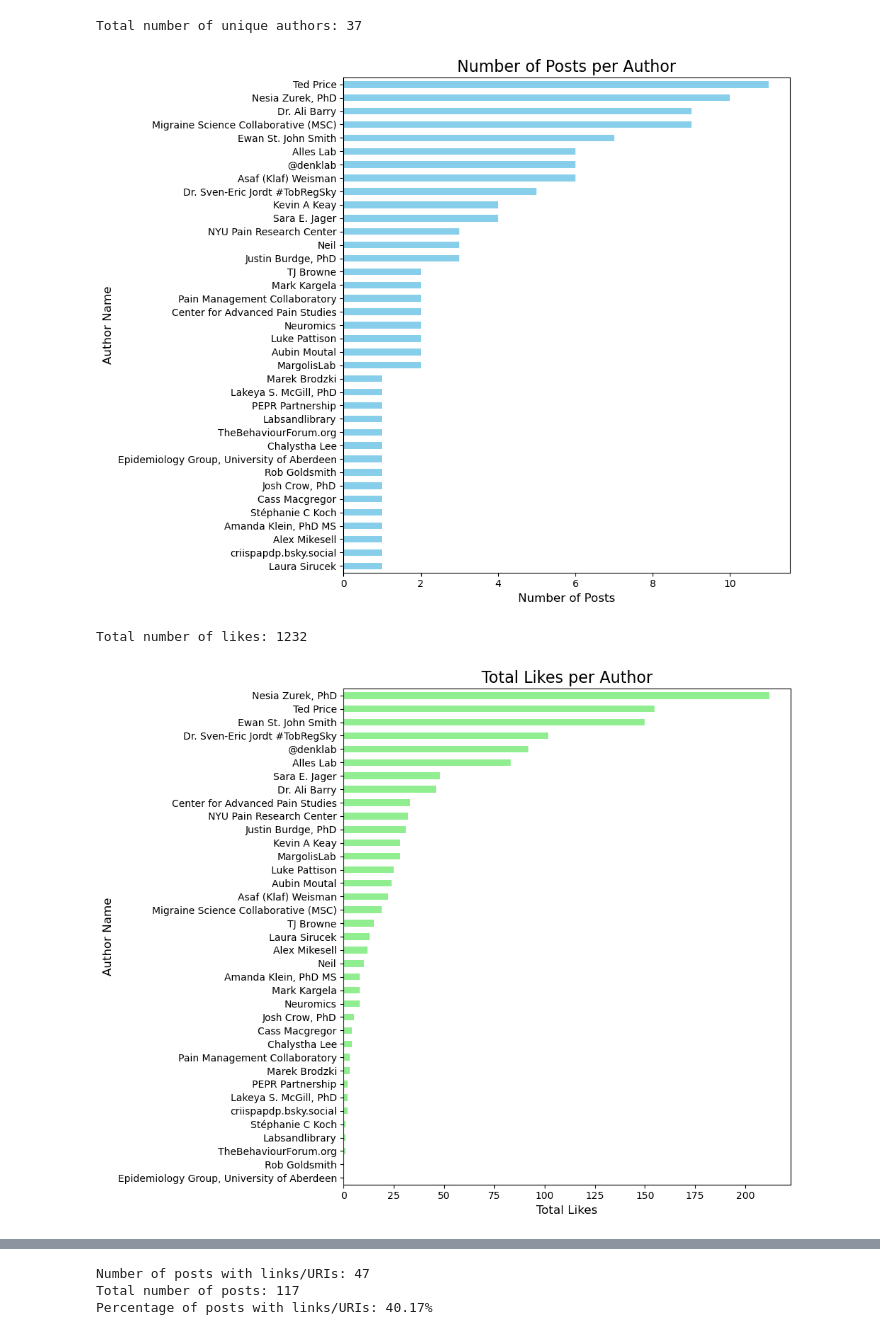
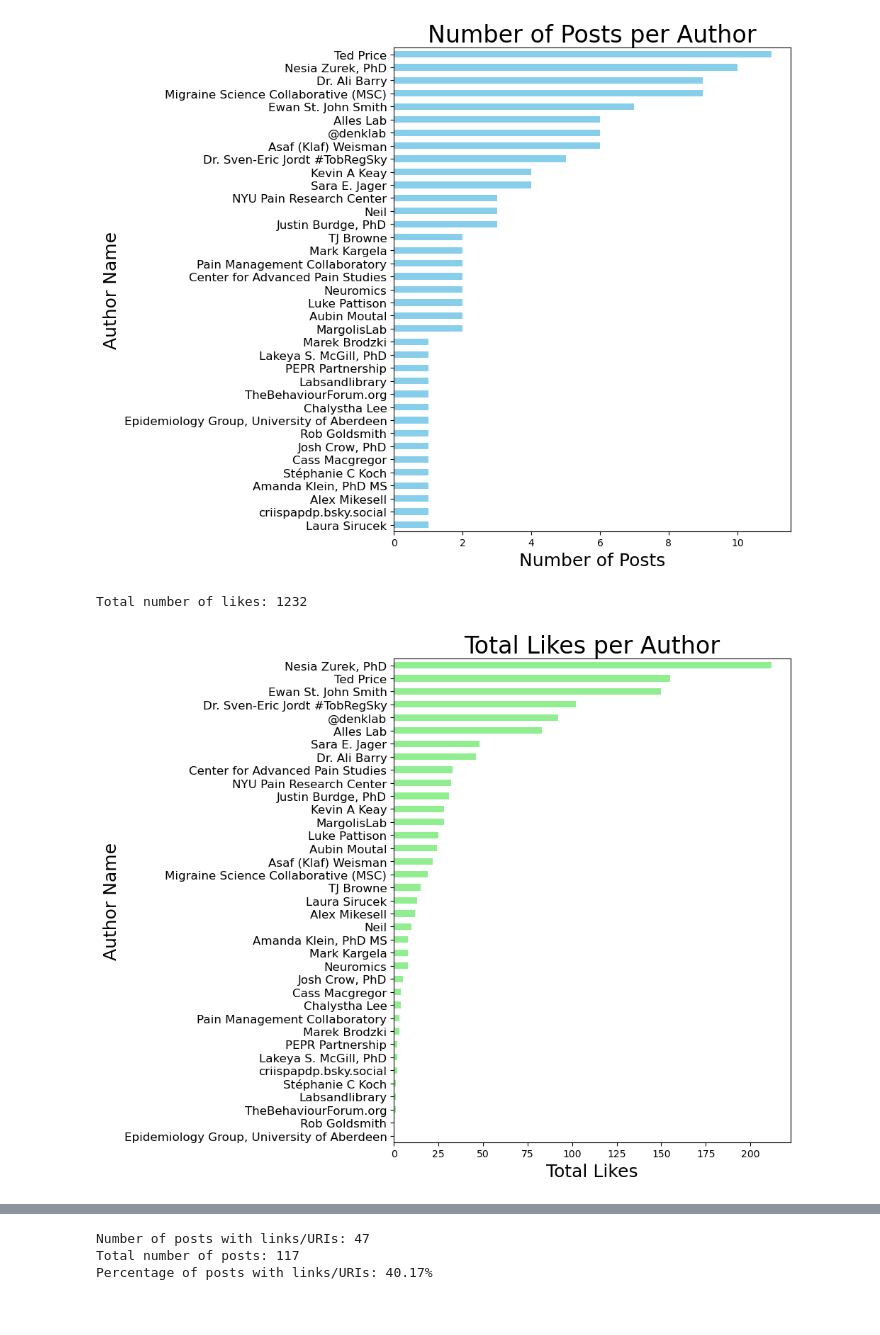
Before and after one commit to DocNessMonster/BlueSky_PainResearch, a Jupyter notebook: BlueSky_analysis_2024.ipynb, the cells around one changed output, grey strips where cells are left out. Drawn from its saved outputs; the diff is of its cells as text; code cells hidden in the pictures.

```diff
--- a/BlueSky_analysis_2024.ipynb
+++ b/BlueSky_analysis_2024.ipynb
@@ -63,38 +67,37 @@ plt.show()
 # %%
-import pandas as pd
-import matplotlib.pyplot as plt
-
 # Load the CSV file
 file_path = 'dataset_bluesky-posts-scraper_2024-12-20.csv'  # Replace with your CSV file path
 data = pd.read_csv(file_path)
 
 # Check if the 'authorName' column exists
 if 'authorName' in data.columns:
     # Get the number of posts per author
     posts_per_author = data['authorName'].value_counts()
 
-    # Print the total number of unique authors
-    total_authors = data['authorName'].nunique()
-    print(f"Total number of unique authors: {total_authors}")
-
     # Plot a horizontal bar graph
     plt.figure(figsize=(10, 8))
     posts_per_author.plot(kind='barh', color='skyblue')
 
     # Add labels and title
-    plt.xlabel('Number of Posts', fontsize=12)
-    plt.ylabel('Author Name', fontsize=12)
-    plt.title('Number of Posts per Author', fontsize=16)
+    plt.xlabel('Number of Posts', fontsize=18)
+    plt.ylabel('Author Name', fontsize=18)
+    plt.title('Number of Posts per Author', fontsize=24)
     plt.gca().invert_yaxis()  # Invert the y-axis for better readability
+
+        # Increase font size of author names on the y-axis
+    plt.yticks(fontsize=12)  # Adjust this value to change the font size
 
     # Display the plot
     plt.tight_layout()
+
+    # Save the figure as a .jpg file
+    plt.savefig('posts_per_author.jpg', format='jpg')
+
     plt.show()
 else:
     print("The column 'authorName' does not exist in the CSV file.")
 # %% [output]
-Total number of unique authors: 37
-[figure, old version]
+[figure, new version]
 # %%
 # Load the CSV file
 file_path = 'dataset_bluesky-posts-scraper_2024-12-20.csv'  # Replace with your CSV file path
@@ -119,19 +122,26 @@ if 'likeCount' in data.columns and 'authorName' in data.columns:
     likes_per_author.plot(kind='barh', color='lightgreen')
 
     # Add labels and title
-    plt.xlabel('Total Likes', fontsize=12)
-    plt.ylabel('Author Name', fontsize=12)
-    plt.title('Total Likes per Author', fontsize=16)
+    plt.xlabel('Total Likes', fontsize=18)
+    plt.ylabel('Author Name', fontsize=18)
+    plt.title('Total Likes per Author', fontsize=24)
     plt.gca().invert_yaxis()  # Invert the y-axis for better readability
+
+    # Increase font size of author names on the y-axis
+    plt.yticks(fontsize=12)  # Adjust this value to change the font size
 
     # Display the plot
     plt.tight_layout()
+
+    # Save the figure as a .jpg file
+    plt.savefig('likeCount.jpg', format='jpg')
+
     plt.show()
 else:
     print("The required columns ('likeCount' and 'authorName') do not exist in the CSV file.")
 # %% [output]
 Total number of likes: 1232
-[figure, old version]
+[figure, new version]
 # %%
 # Load the CSV file
 file_path = 'dataset_bluesky-posts-scraper_2024-12-20.csv'  # Replace with your CSV file path
```
Also changed, not shown: parts of 3 cells of this notebook.
